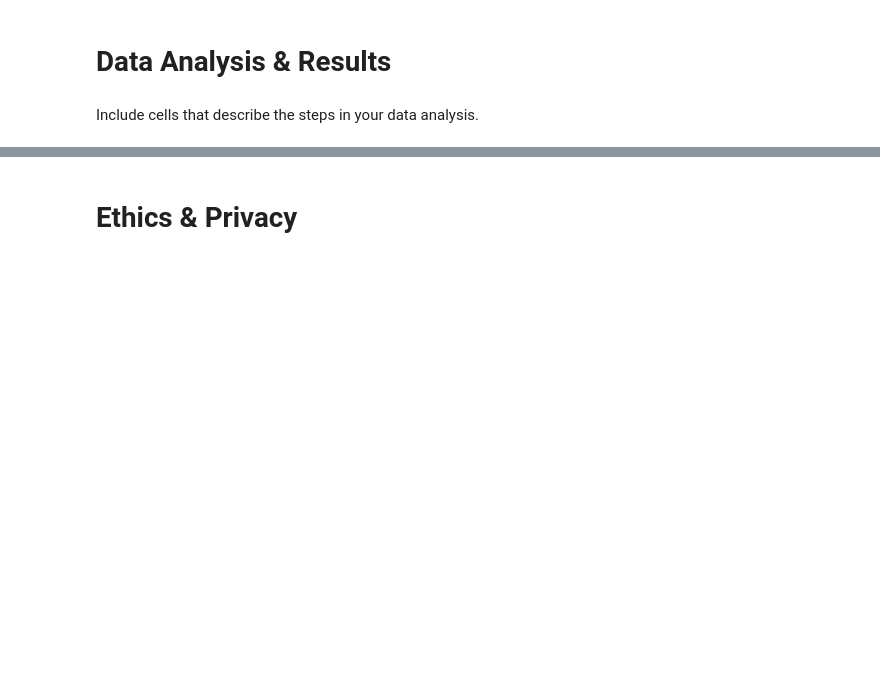
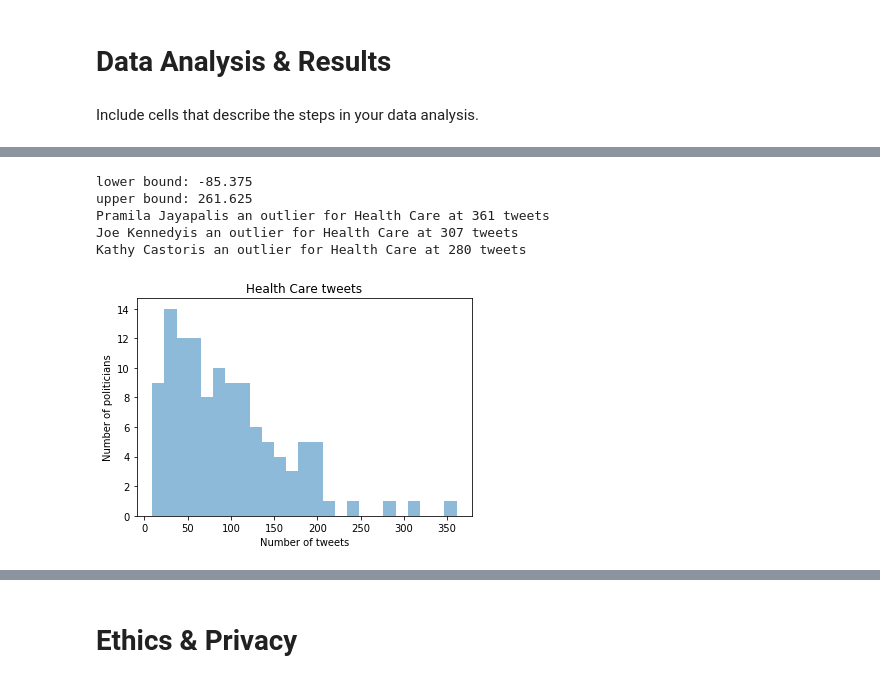
Before and after one commit to annsudhart/politician-tweet-analysis, a Jupyter notebook: data_collection.ipynb, the cells around one changed output, grey strips where cells are left out. Drawn from its saved outputs; the diff is of its cells as text; code cells hidden in the pictures; blank space fills up the shorter version.

```diff
--- a/data_collection.ipynb
+++ b/data_collection.ipynb
@@ -386,0 +507,24 @@ Include cells that describe the steps in your data analysis.
+# %%
+dataAnalysis['Health Care'].plot.hist(bins=25, alpha=0.5)
+f3 = plt.gcf()
+plt.title('Health Care tweets')
+plt.xlabel('Number of tweets')
+plt.ylabel('Number of politicians')
+healthCareData = dataAnalysis['Health Care'].dropna()
+q1, q3= np.percentile(sorted(healthCareData),[25,75])
+iqr = q3 - q1
+lower_bound = q1 -(1.5 * iqr)
+upper_bound = q3 +(1.5 * iqr)
+print("lower bound:", lower_bound)
+print("upper bound:", upper_bound)
+dataAnalysis['Health Care'].sort_values(ascending = False)
+print(dataAnalysis.loc[88, 'Name']+ "is an outlier for Health Care at 361 tweets")
+print(dataAnalysis.loc[47, 'Name']+ "is an outlier for Health Care at 307 tweets")
+print(dataAnalysis.loc[60, 'Name']+ "is an outlier for Health Care at 280 tweets")
+# %% [output]
+lower bound: -85.375
+upper bound: 261.625
+Pramila Jayapalis an outlier for Health Care at 361 tweets
+Joe Kennedyis an outlier for Health Care at 307 tweets
+Kathy Castoris an outlier for Health Care at 280 tweets
+[figure, added]
```
Also changed, not shown: parts of 17 cells of this notebook.
